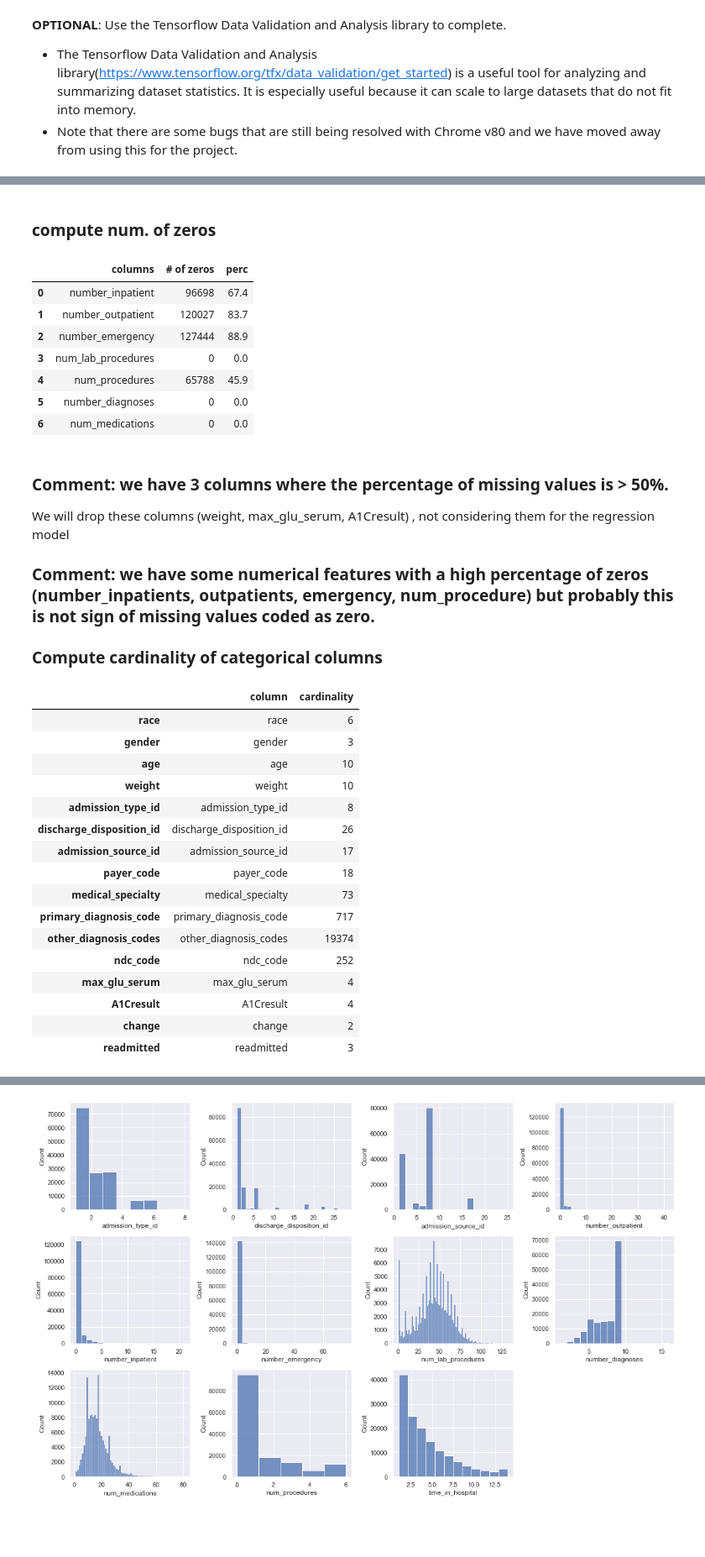
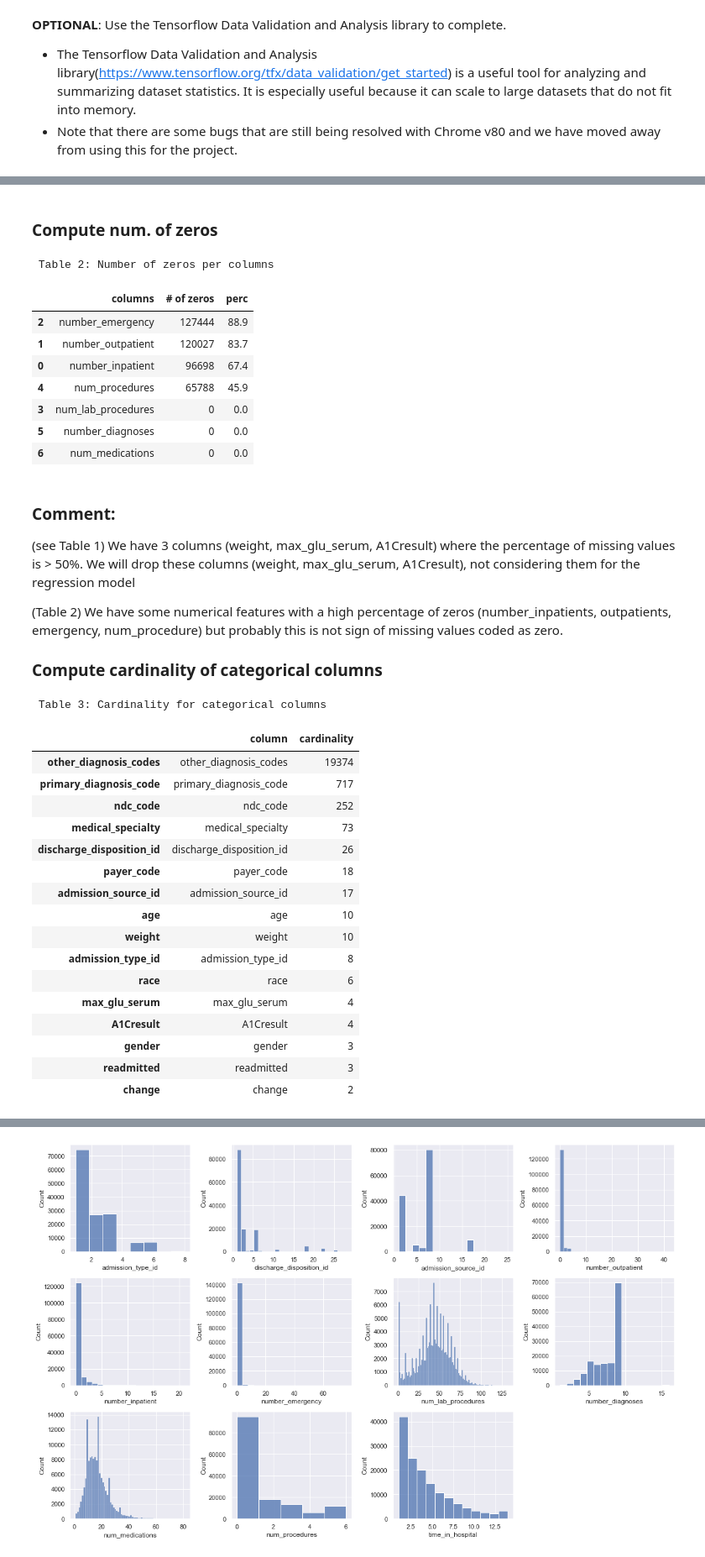
Before and after one commit to luigisaetta/uci-diabetes, a Jupyter notebook: project/starter_code/student_project.ipynb, the cells around one changed output, grey strips where cells are left out. Shown at 84% size. Drawn from its saved outputs; the diff is of its cells as text; code cells hidden in the pictures; blank space fills up the shorter version.

```diff
--- a/project/starter_code/student_project.ipynb
+++ b/project/starter_code/student_project.ipynb
@@ -193,55 +180,61 @@ df_null.head(len(vet_col))
 # %% [markdown]
-### compute num. of zeros
+### Compute num. of zeros
 # %%
 # field with high number of zeros
 
-vet_col = ['number_inpatient', 'number_outpatient', 'number_emergency', 'num_lab_procedures', 'num_procedures',
-       'number_diagnoses', 'num_medications']
+vet_col = ['number_inpatient', 'number_outpatient', 'number_emergency', 'num_lab_procedures', 'num_procedures', 'number_diagnoses', 'num_medications']
 
 # in student_utils
+print('\n Table 2: Number of zeros per columns')
 df_zeros = count_zeros(df, vet_col)
-
+df_zeros.sort_values(by=['perc'], axis=0, ascending=False, inplace=True)
 df_zeros.head(len(vet_col))
 # %% [output]
+ Table 2: Number of zeros per columns
 |  | columns | # of zeros | perc |
+| 2 | number_emergency | 127444 | 88.9 |
+| 1 | number_outpatient | 120027 | 83.7 |
 | 0 | number_inpatient | 96698 | 67.4 |
-| 1 | number_outpatient | 120027 | 83.7 |
-| 2 | number_emergency | 127444 | 88.9 |
+| 4 | num_procedures | 65788 | 45.9 |
 | 3 | num_lab_procedures | 0 | 0.0 |
-| 4 | num_procedures | 65788 | 45.9 |
 | 5 | number_diagnoses | 0 | 0.0 |
 | 6 | num_medications | 0 | 0.0 |
 # %% [markdown]
-### Comment: we have 3 columns where the percentage of missing values is > 50%.
+### Comment:
+(see Table 1) We have 3 columns (weight, max_glu_serum, A1Cresult) where the percentage of missing values is > 50%.
+We will drop these columns (weight, max_glu_serum, A1Cresult), not considering them for the regression model
 
-We will drop these columns (weight, max_glu_serum, A1Cresult) , not considering them for the regression model
 
-### Comment: we have some numerical features with a high percentage of zeros (number_inpatients, outpatients, emergency, num_procedure) but probably this is not sign of missing values coded as zero.
+(Table 2) We have some numerical features with a high percentage of zeros (number_inpatients, outpatients, emergency, num_procedure) but probably this is not sign of missing values coded as zero.
 
 ### Compute cardinality of categorical columns
 # %%
 cat_feature_list = ['race', 'gender', 'age', 'weight', 'admission_type_id', 'discharge_disposition_id', 'admission_source_id',
                     'payer_code', 'medical_specialty',
                     'primary_diagnosis_code', 'other_diagnosis_codes',
                             'ndc_code', 'max_glu_serum', 'A1Cresult','change', 'readmitted']
 
 # in student_utils
-count_unique_values(df, cat_feature_list)
+print('\n Table 3: Cardinality for categorical columns')
+unique_df = count_unique_values(df, cat_feature_list)
+unique_df.sort_values(by=['cardinality'], axis=0, ascending=False, inplace=True)
+unique_df.head(20)
 # %% [output]
+ Table 3: Cardinality for categorical columns
 |  | column | cardinality |
-| race | race | 6 |
-| gender | gender | 3 |
+| other_diagnosis_codes | other_diagnosis_codes | 19374 |
+| primary_diagnosis_code | primary_diagnosis_code | 717 |
+| ndc_code | ndc_code | 252 |
+| medical_specialty | medical_specialty | 73 |
+| discharge_disposition_id | discharge_disposition_id | 26 |
+| payer_code | payer_code | 18 |
+| admission_source_id | admission_source_id | 17 |
 | age | age | 10 |
 | weight | weight | 10 |
 | admission_type_id | admission_type_id | 8 |
-| discharge_disposition_id | discharge_disposition_id | 26 |
-| admission_source_id | admission_source_id | 17 |
-| payer_code | payer_code | 18 |
-| medical_specialty | medical_specialty | 73 |
-| primary_diagnosis_code | primary_diagnosis_code | 717 |
-| other_diagnosis_codes | other_diagnosis_codes | 19374 |
-| ndc_code | ndc_code | 252 |
+| race | race | 6 |
 | max_glu_serum | max_glu_serum | 4 |
 | A1Cresult | A1Cresult | 4 |
+| gender | gender | 3 |
+| readmitted | readmitted | 3 |
 | change | change | 2 |
-| readmitted | readmitted | 3 |
```
Also changed, not shown: parts of 76 cells of this notebook, 2 other files.
